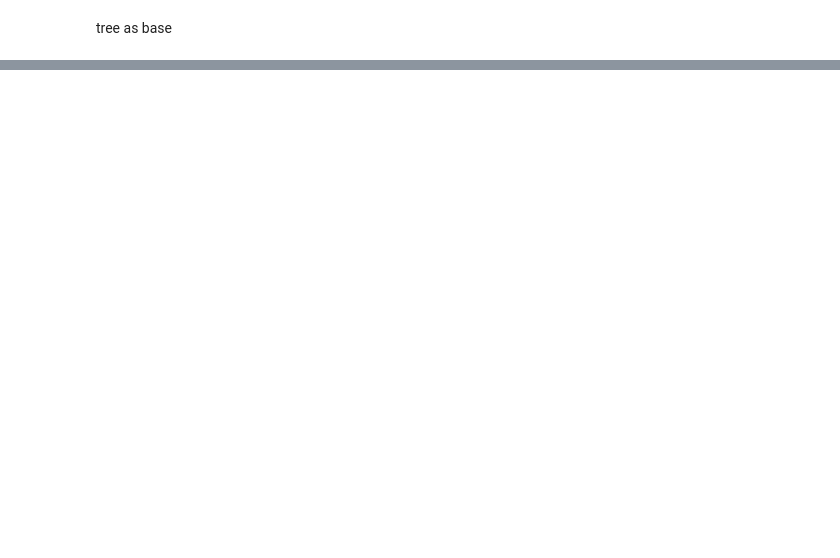
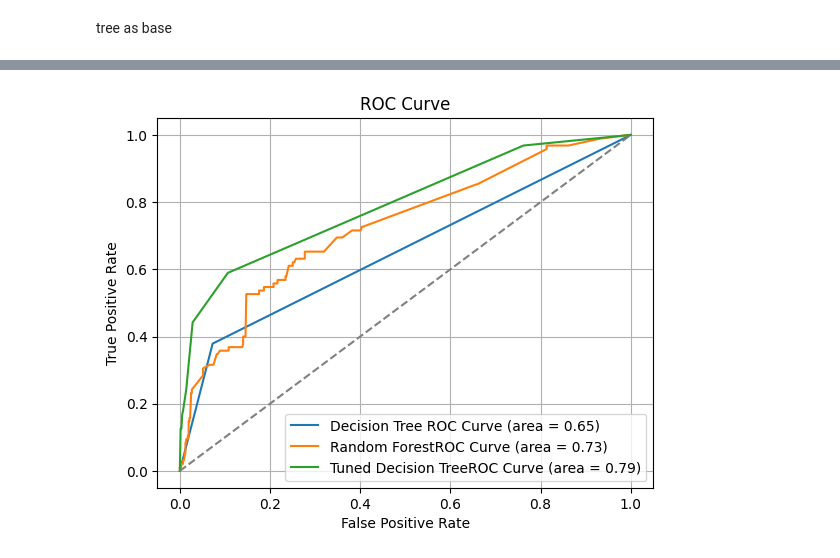
Before and after one commit to Mngambi/phase3_project, a Jupyter notebook: Project.ipynb, the cells around one changed output, grey strips where cells are left out. Drawn from its saved outputs; the diff is of its cells as text; code cells hidden in the pictures; blank space fills up the shorter version.

```diff
--- a/Project.ipynb
+++ b/Project.ipynb
@@ -1029,0 +1020,16 @@ plt.show()
+# %%
+# Model 2: Random Forest
+print("**Model 2: Random Forest**")
+
+# Define random forest model
+model_rf = RandomForestClassifier(random_state=42)
+
+# Hyperparameter tuning with GridSearchCV
+param_grid = {
+    'n_estimators': [100, 200, 300, 400, 500],
+    'max_depth': [4, 6, 8,],
+    'min_samples_split': [2, 5, 10],
+}
+
+grid_search = GridSearchCV(model_rf, param_grid, cv=5, scoring='accuracy', n_jobs=-1)
+grid_search.fit(X_train_encoded, y_train)
@@ -1029,0 +1142,29 @@ plt.show()
+# %%
+# Predict probabilities for all models
+y_pred_proba_dt = model_dt.predict_proba(X_test_encoded)[:, 1]
+y_pred_proba_rf = best_rf_model.predict_proba(X_test_encoded)[:, 1]
+y_pred_proba_tuned_dt = tuned_decision_tree.predict_proba(X_test_encoded)[:, 1]
+
+# Calculate ROC curves
+fpr_dt, tpr_dt, _ = roc_curve(y_test, y_pred_proba_dt)
+fpr_rf, tpr_rf, _ = roc_curve(y_test, y_pred_proba_rf)
+fpr_tuned_dt, tpr_tuned_dt, _ = roc_curve(y_test, y_pred_proba_tuned_dt)
+
+
+# Random Line
+fpr_random = np.linspace(0, 1, 100)
+tpr_random = fpr_random
+
+# Plot ROC curves
+plt.plot(fpr_dt, tpr_dt, label='Decision Tree ROC Curve (area = %0.2f)'% auc(fpr_dt, tpr_dt))
+plt.plot(fpr_rf, tpr_rf, label='Random ForestROC Curve (area = %0.2f)'% auc(fpr_rf, tpr_rf))
+plt.plot(fpr_tuned_dt, tpr_tuned_dt, label='Tuned Decision TreeROC Curve (area = %0.2f)'% auc(fpr_tuned_dt, tpr_tuned_dt))
+plt.plot(fpr_random, tpr_random, linestyle='--', color='gray')
+plt.xlabel('False Positive Rate')
+plt.ylabel('True Positive Rate')
+plt.title('ROC Curve')
+plt.legend()
+plt.grid(True)
+plt.show()
+# %% [output]
+[figure, added]
```
Also changed, not shown: parts of 17 cells of this notebook.
